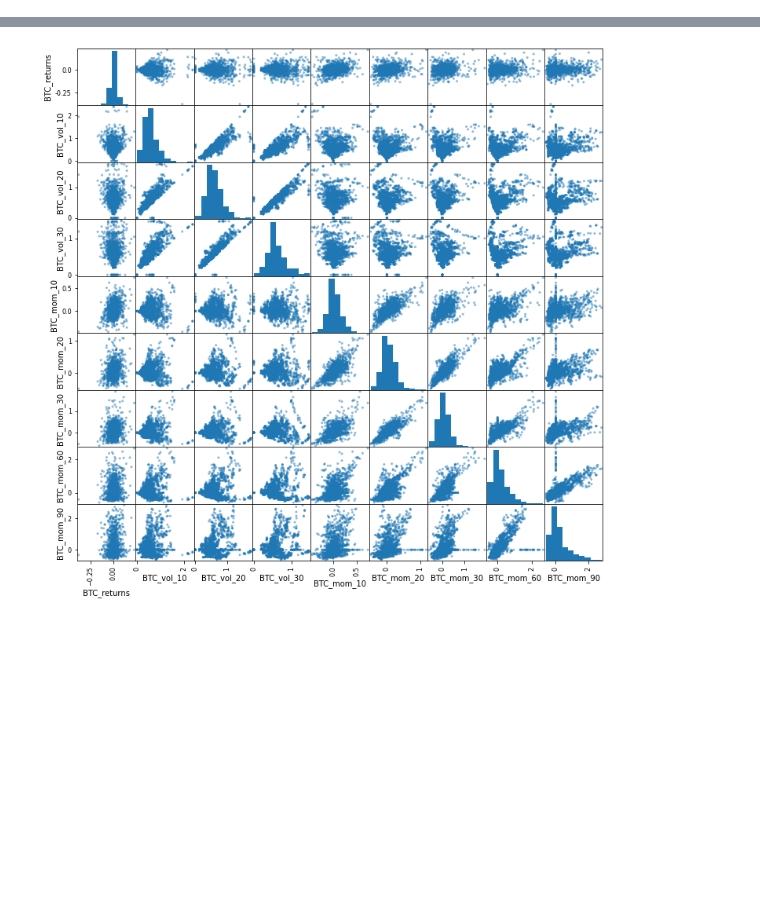
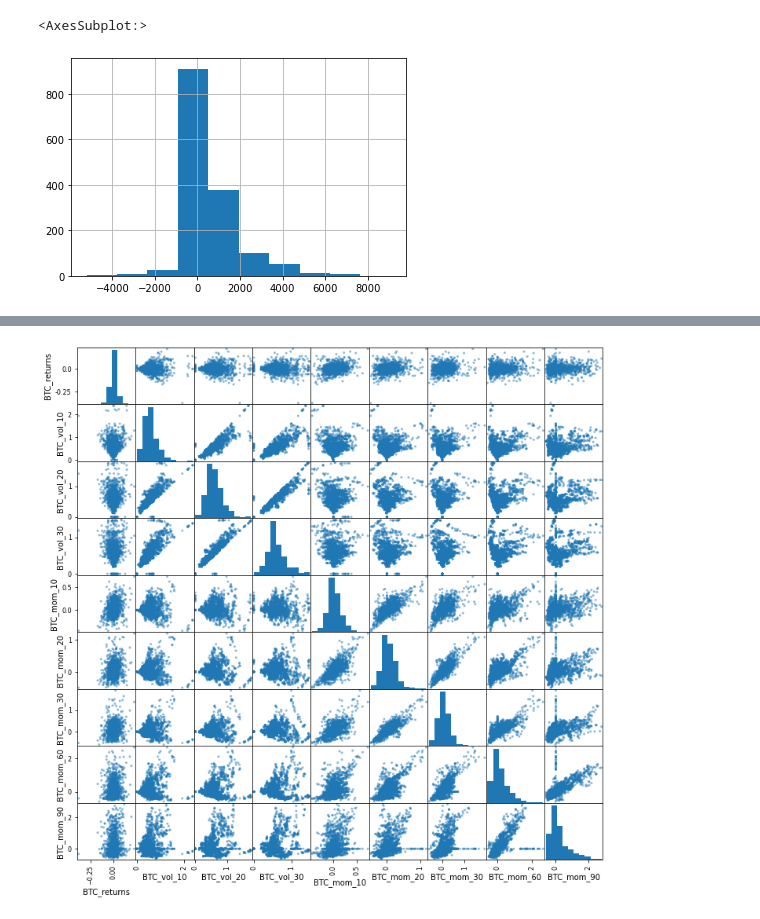
Before and after one commit to webclinic017/drift, a Jupyter notebook: exploration.ipynb, the cells around one changed output, grey strips where cells are left out. Saved outputs shown, nothing was run; the diff lists cells and outputs as text; code cells hidden in the pictures; blank space fills up the shorter version.

```diff
--- a/exploration.ipynb
+++ b/exploration.ipynb
@@ -42,0 +42,5 @@ lag_plot(data['SPY_returns'])
+# %%
+X['BTC_USD_fracdiff_10'].hist()
+# %% [output]
+<AxesSubplot:>
+[figure, added]
```
Also changed, not shown: parts of 10 cells of this notebook, 12 other files.
